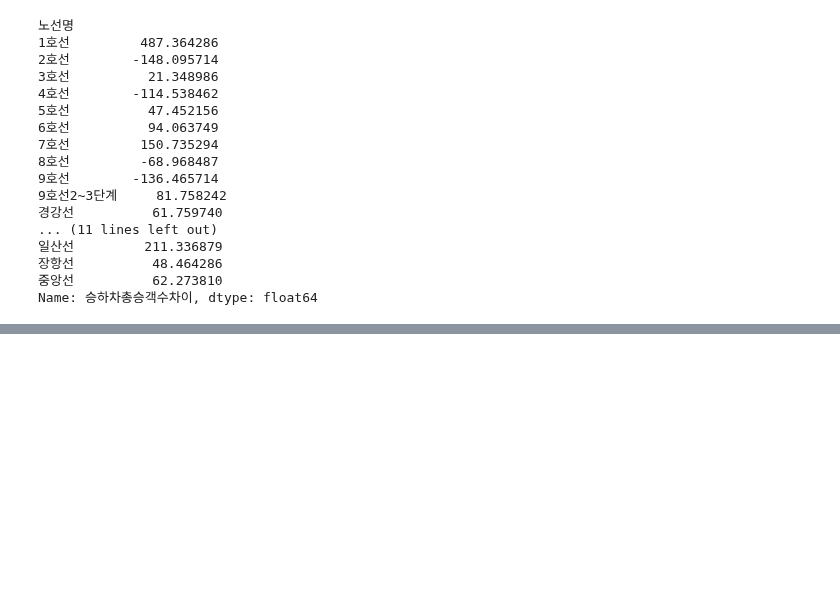
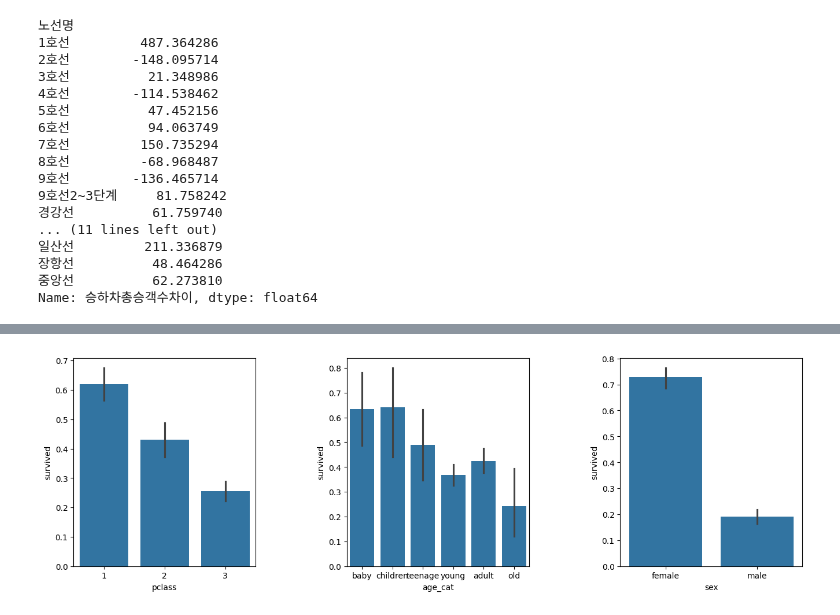
Before and after one commit to Telkem/hipython_rep, a Jupyter notebook: 15_데이터전처리2.ipynb, the cells around one changed output, grey strips where cells are left out. Cells and saved outputs as stored; diff of their text form; code cells hidden in the pictures; blank space fills up the shorter version.

```diff
--- a/15_데이터전처리2.ipynb
+++ b/15_데이터전처리2.ipynb
@@ -851,0 +854,16 @@ titanic_df.groupby('age_cat').mean(numeric_only=True)
+# %%
+import seaborn as sns
+%matplotlib inline
+from matplotlib import pyplot as plt
+data=titanic_df
+plt.figure(figsize=[14, 4])
+plt.subplot(131)
+sns.barplot(x='pclass', y='survived', data=titanic_df)
+plt.subplot(132)
+sns.barplot(x='age_cat',y='survived', data=titanic_df)
+plt.subplot(133)
+sns.barplot(x='sex', y='survived', data=titanic_df)
+plt.subplots_adjust(top=1, bottom=0.1, left=0.10, right=1, hspace=0.5, wspace=0.5)
+plt.show( )
+# %% [output]
+[figure, added]
```
Also changed, not shown: parts of 4 cells of this notebook, 3 other files.
